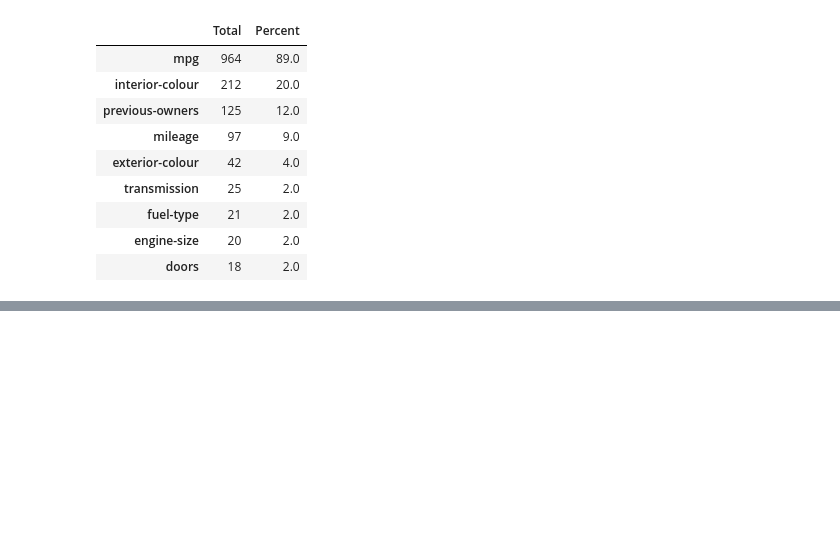
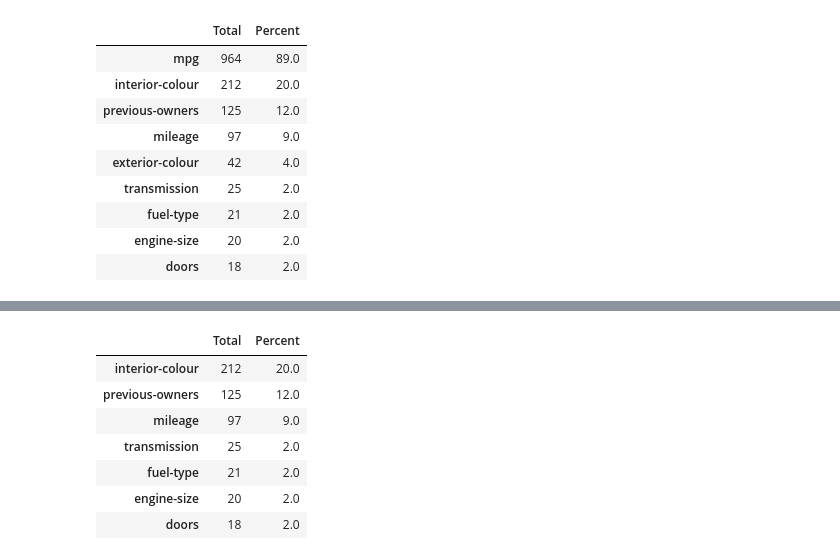
Before and after one commit to shambekela/Namcar-price-predictor, a Jupyter notebook: Car prediction.ipynb, the cells around one changed output, grey strips where cells are left out. Drawn from its saved outputs; the diff is of its cells as text; code cells hidden in the pictures; blank space fills up the shorter version.

```diff
--- a/Car prediction.ipynb
+++ b/Car prediction.ipynb
@@ -428,0 +441,14 @@ data.tail()
+# %%
+cols = ['url', 'mpg', 'exterior-colour', 'variant']
+data.drop(cols, axis=1, inplace=True)
+# %%
+missing_percentage(data)
+# %% [output]
+|  | Total | Percent |
+| interior-colour | 212 | 20.0 |
+| previous-owners | 125 | 12.0 |
+| mileage | 97 | 9.0 |
+| transmission | 25 | 2.0 |
+| fuel-type | 21 | 2.0 |
+| engine-size | 20 | 2.0 |
+| doors | 18 | 2.0 |
```
Also changed, not shown: parts of 9 cells of this notebook.
